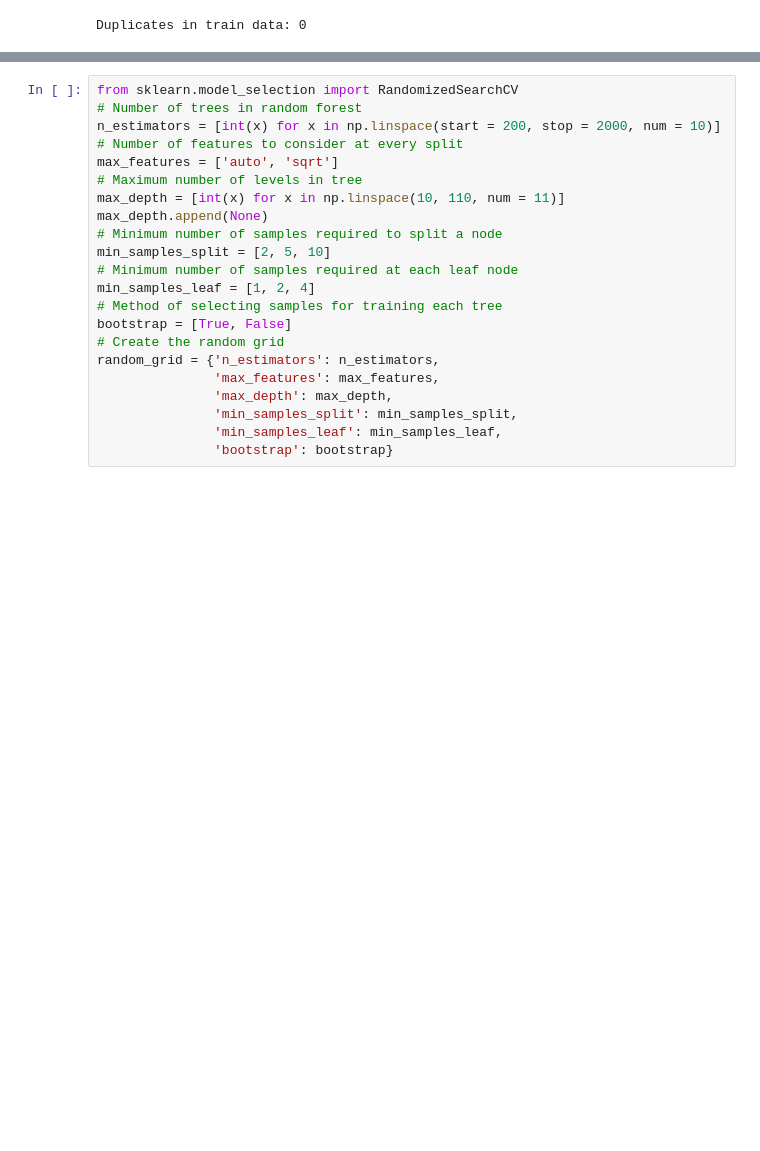
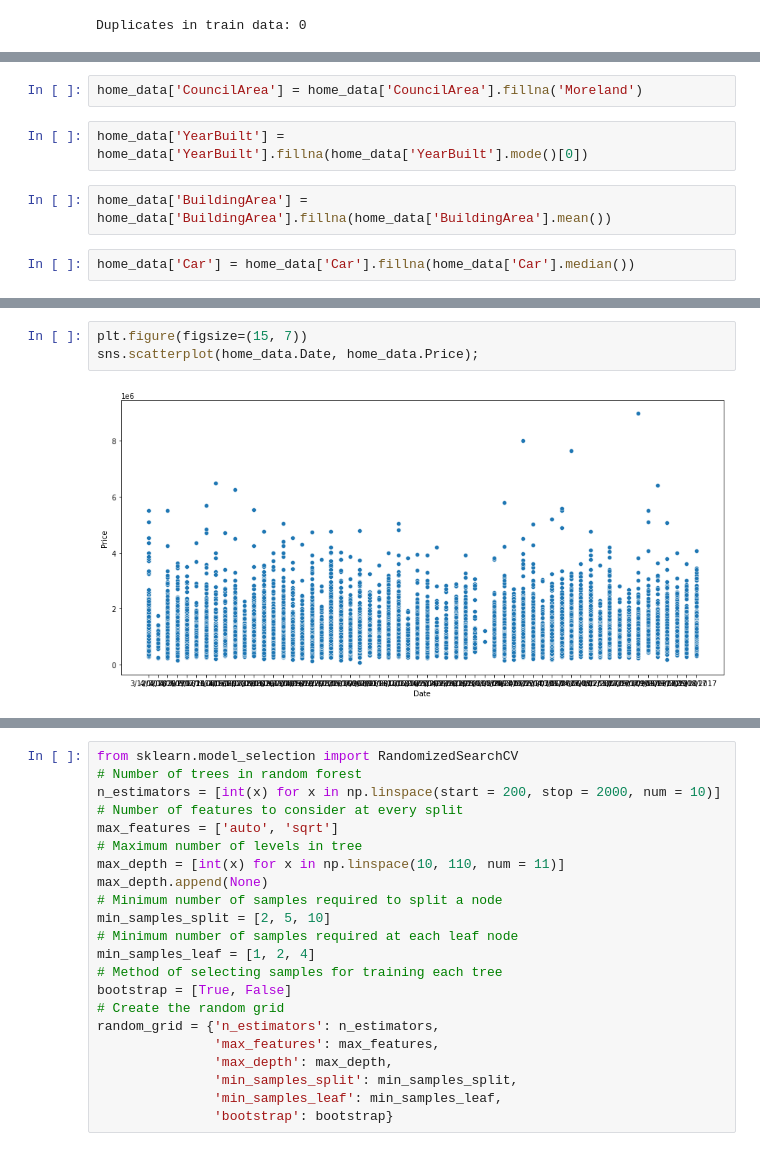
Before and after one commit to ammaralda/Telyu-ML-Class, a Jupyter notebook: Week 1/house-prices.ipynb, the cells around one changed output, grey strips where cells are left out. Cells and saved outputs as stored; diff of their text form; blank space fills up the shorter version.

```diff
--- a/Week 1/house-prices.ipynb
+++ b/Week 1/house-prices.ipynb
@@ -138,0 +252,8 @@ RandomForestRegressor model has several parameter. I tried to use RandomizedSear
+# %%
+home_data['CouncilArea'] = home_data['CouncilArea'].fillna('Moreland')
+# %%
+home_data['YearBuilt'] = home_data['YearBuilt'].fillna(home_data['YearBuilt'].mode()[0])
+# %%
+home_data['BuildingArea'] = home_data['BuildingArea'].fillna(home_data['BuildingArea'].mean())
+# %%
+home_data['Car'] = home_data['Car'].fillna(home_data['Car'].median())
@@ -138,0 +323,5 @@ RandomForestRegressor model has several parameter. I tried to use RandomizedSear
+# %%
+plt.figure(figsize=(15, 7))
+sns.scatterplot(home_data.Date, home_data.Price);
+# %% [output]
+[figure, added]
```
Also changed, not shown: parts of 93 cells of this notebook.
